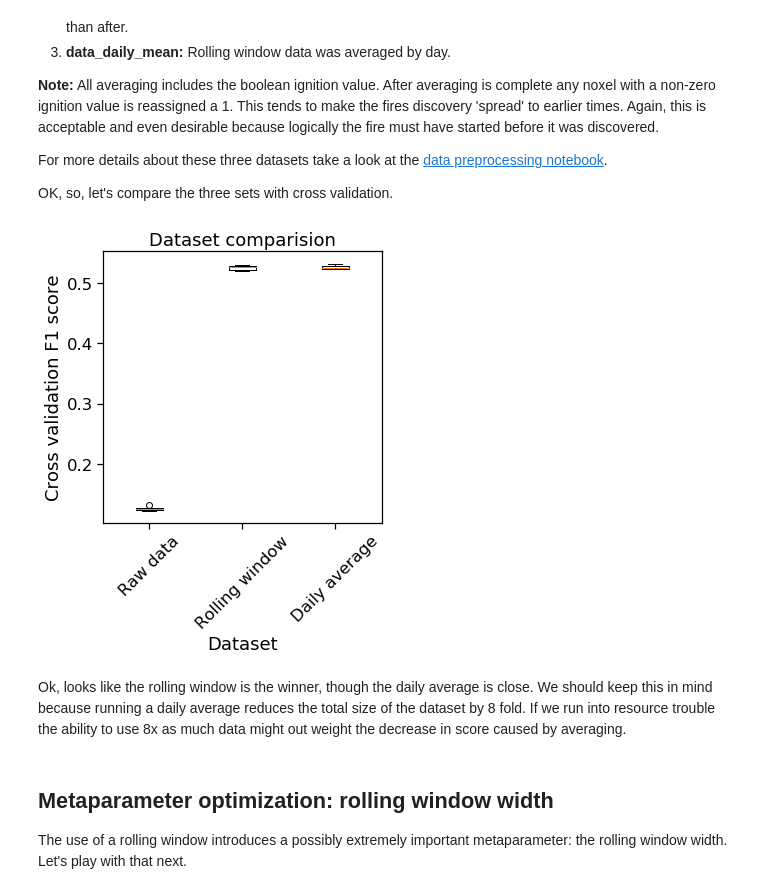
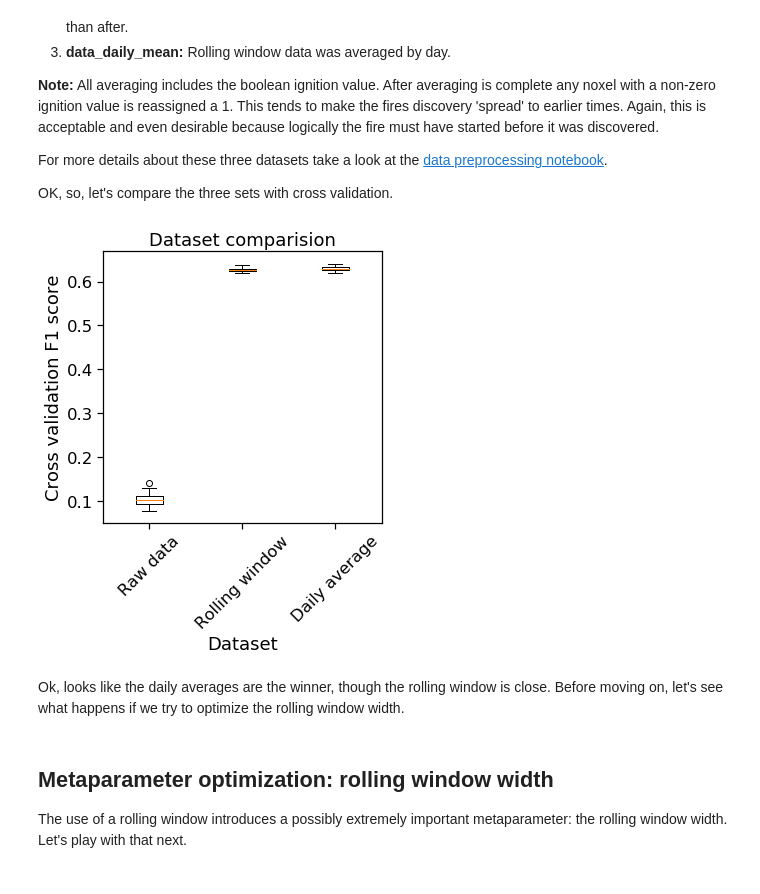
Before and after one commit to aristyogresearch/wildfire, a Jupyter notebook: notebooks/model_selection_optimization.ipynb, the cells around one changed output. Drawn from its saved outputs; the diff is of its cells as text; code cells hidden in the pictures.

```diff
--- a/notebooks/model_selection_optimization.ipynb
+++ b/notebooks/model_selection_optimization.ipynb
@@ -491,7 +552,6 @@ classifiers = (
 # %%
 # Loop over classifier list, run k-fold cross validation on stratified
 # training sample for each. Report mean and SD of score, run time and peak memory use
-repetitions = 30
 
 # Start empty dataframe to hold results
 classifier_data = pd.DataFrame(columns=[
@@ -728,7 +796,7 @@ OK, so, let's compare the three sets with cross validation.
 # %%
 # Roll data with windowed mean
 data_rolling_window = raw_data.iloc[::-1]
-data_rolling_window = data_rolling_window.groupby(['lat', 'lon']).rolling(24, on="weather_bin_time").mean()
+data_rolling_window = data_rolling_window.groupby(['lat', 'lon']).rolling(48, on="weather_bin_time").mean()
 data_rolling_window.reset_index(drop=True, inplace=True)
 
 # Reassign fractional ignition values a '1'
@@ -786,25 +854,31 @@ dataset_comparison_results = pd.DataFrame(columns=[
 # Loop on datasets
 for dataset, description in zip(datasets, dataset_descriptions):
 
-    # Draw train-test sample from dataset
-    X_train, X_test, y_train, y_test = make_train_test_sample(
-        dataset,
-        sample_size,
-        train_test_split_ratio,
-        rand_seed
-    )
+    cross_val_scores = []
 
-    # Scale weather variables
-    X_train, X_test = scale_weather_variables(weather_variables, X_train, X_test)
+    for i in range(repetitions):
 
-    # Crosvalidate on training data
-    cross_val_scores = cross_validate_classifier(
-        classifier,
-        X_train,
-        y_train,
-        cv_folds,
-        scoring_func
-    )
+        # Draw train-test sample from dataset
+        X_train, X_test, y_train, y_test = make_train_test_sample(
+            dataset,
+            sample_size,
+            train_test_split_ratio,
+            rand_seed
+        )
+
+        # Scale weather variables
+        X_train, X_test = scale_weather_variables(weather_variables, X_train, X_test)
+
+        # Crossvalidate on training data
+        scores = cross_validate_classifier(
+            classifier,
+            X_train,
+            y_train,
+            cv_folds,
+            scoring_func
+        )
+
+        cross_val_scores.append(scores)
 
     # Store raw scores
     dataset_comparison_results = dataset_comparison_results.append(pd.Series([
@@ -814,19 +888,19 @@ for dataset, description in zip(datasets, dataset_descriptions):
 # %%
 # Plot comparision of datasets by score
 fig = plt.figure(1, figsize=(5, 5))
 ax = fig.add_subplot(111)
 
 bp = ax.boxplot(dataset_comparison_results['Raw scores'])
 ax.set_xticklabels(dataset_comparison_results['Data type'])
 plt.xlabel('Dataset')
-plt.ylabel('Cross validation F1 score')
+plt.ylabel('CV {} score'.format(scoring_func_name))
 plt.title('Dataset comparision')
 plt.xticks(rotation=45)
 plt.show()
 # %% [output]
-[figure, old version]
+[figure, new version]
-# %% [markdown]
-Ok, looks like the rolling window is the winner, though the daily average is close. We should keep this in mind because running a daily average reduces the total size of the dataset by 8 fold. If we run into resource trouble the ability to use 8x as much data might out weight the decrease in score caused by averaging.
+# %% [markdown]
+Ok, looks like the daily averages are the winner, though the rolling window is close. Before moving on, let's see what happens if we try to optimize the rolling window width.
 # %% [markdown]
 ## Metaparameter optimization: rolling window width
 
```
Also changed, not shown: parts of 30 cells of this notebook, 11 other files.
